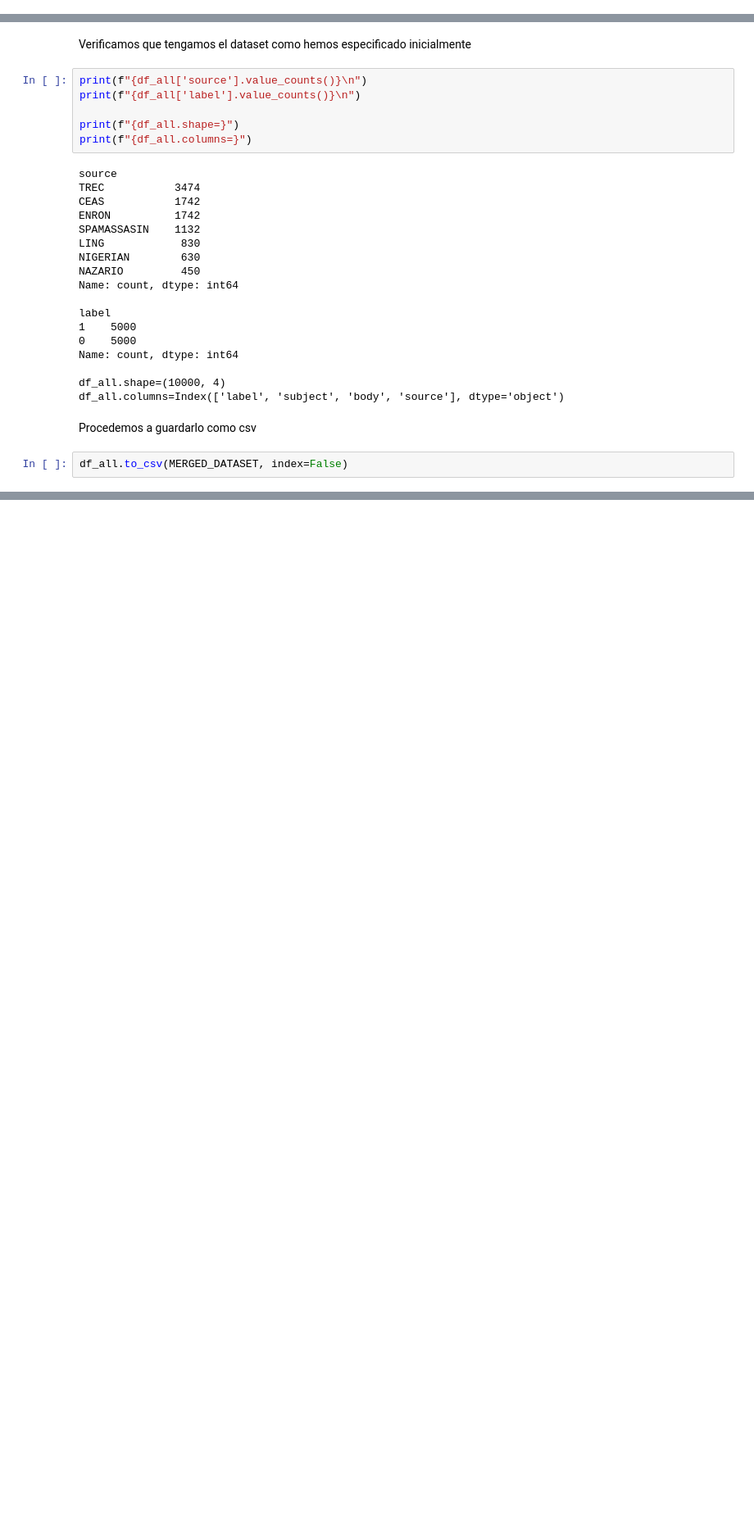
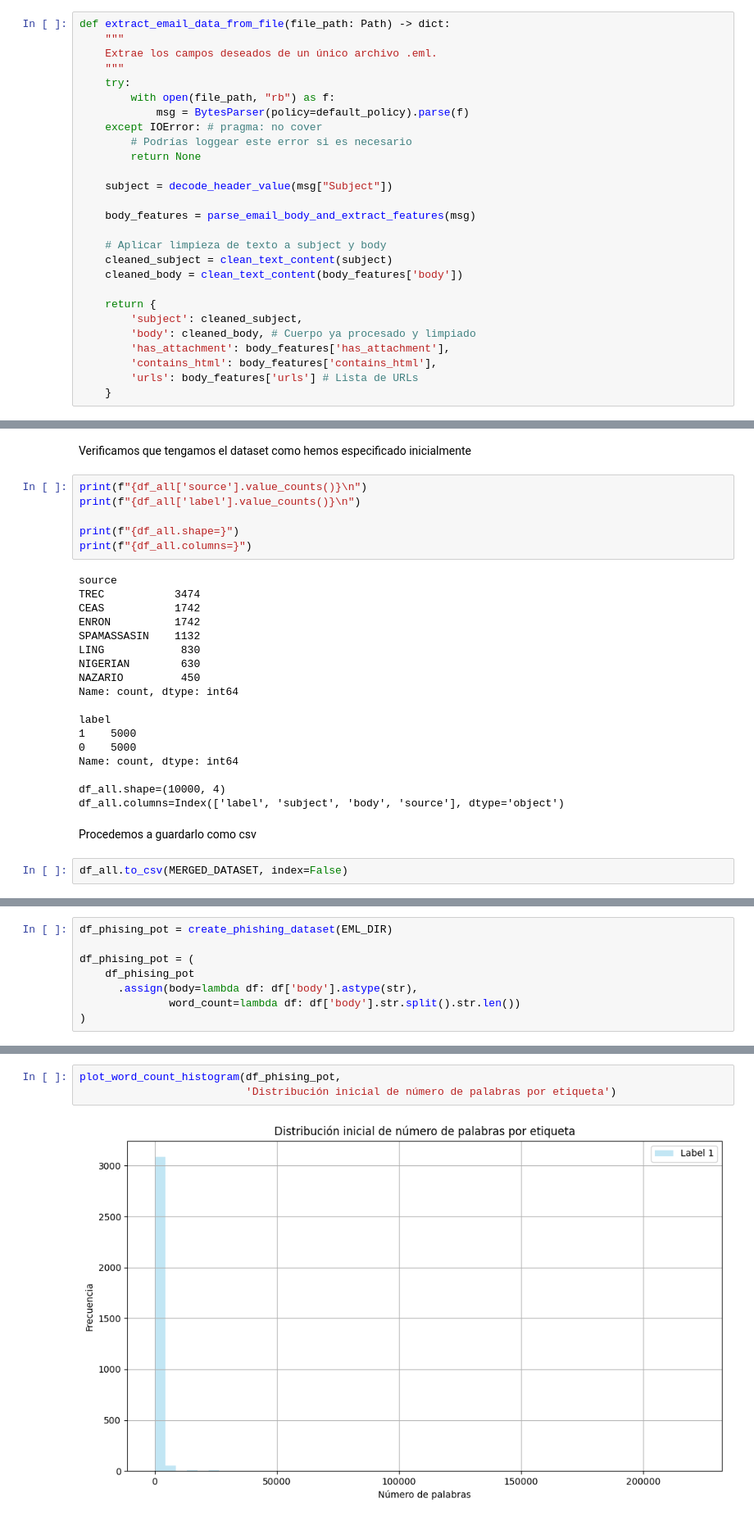
Before and after one commit to Ignacioelamo/LLMs4Phishing, a Jupyter notebook: 01_data_cleaning_and_merge.ipynb, the cells around one changed output, grey strips where cells are left out. Shown at 82% size. Cells and saved outputs as stored; diff of their text form; blank space fills up the shorter version.

```diff
--- a/01_data_cleaning_and_merge.ipynb
+++ b/01_data_cleaning_and_merge.ipynb
@@ -111,0 +553,27 @@ def detect_language(text):
+# %%
+def extract_email_data_from_file(file_path: Path) -> dict:
+    """
+    Extrae los campos deseados de un único archivo .eml.
+    """
+    try:
+        with open(file_path, "rb") as f:
+            msg = BytesParser(policy=default_policy).parse(f)
+    except IOError: # pragma: no cover
+        # Podrías loggear este error si es necesario
+        return None
+
+    subject = decode_header_value(msg["Subject"])
+
+    body_features = parse_email_body_and_extract_features(msg)
+
+    # Aplicar limpieza de texto a subject y body
+    cleaned_subject = clean_text_content(subject)
+    cleaned_body = clean_text_content(body_features['body'])
+
+    return {
+        'subject': cleaned_subject,
+        'body': cleaned_body, # Cuerpo ya procesado y limpiado
+        'has_attachment': body_features['has_attachment'],
+        'contains_html': body_features['contains_html'],
+        'urls': body_features['urls'] # Lista de URLs
+    }
@@ -648,0 +1191,8 @@ df_all.to_csv(MERGED_DATASET, index=False)
+# %%
+df_phising_pot = create_phishing_dataset(EML_DIR)
+
+df_phising_pot = (
+    df_phising_pot
+      .assign(body=lambda df: df['body'].astype(str),
+              word_count=lambda df: df['body'].str.split().str.len())
+)
@@ -648,0 +1201,5 @@ df_all.to_csv(MERGED_DATASET, index=False)
+# %%
+plot_word_count_histogram(df_phising_pot,
+                          'Distribución inicial de número de palabras por etiqueta')
+# %% [output]
+[figure, added]
```
Also changed, not shown: parts of 59 cells of this notebook.
